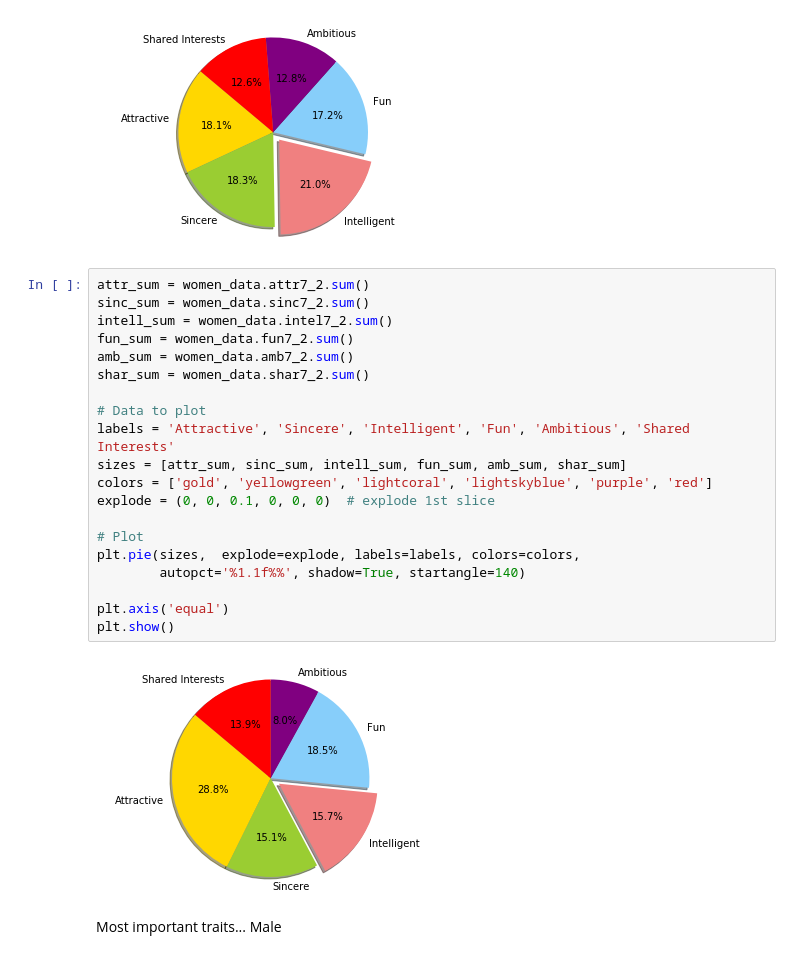
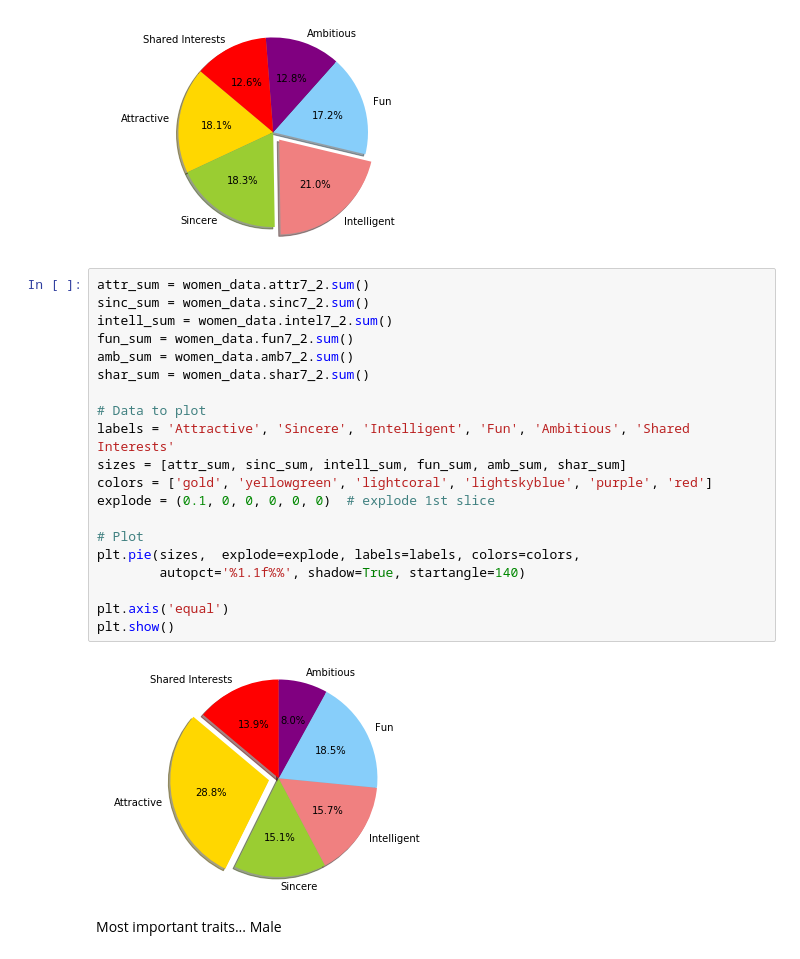
Before and after one commit to VincentG123/ThinkfulBootcamp, a Jupyter notebook: Speed_Dating_2.ipynb, the cells around one changed output. Cells and saved outputs as stored; diff of their text form.

```diff
--- a/Speed_Dating_2.ipynb
+++ b/Speed_Dating_2.ipynb
@@ -199,25 +211,25 @@ plt.show()
 # %%
 attr_sum = women_data.attr7_2.sum()
 sinc_sum = women_data.sinc7_2.sum()
 intell_sum = women_data.intel7_2.sum()
 fun_sum = women_data.fun7_2.sum()
 amb_sum = women_data.amb7_2.sum()
 shar_sum = women_data.shar7_2.sum()
 
 # Data to plot
 labels = 'Attractive', 'Sincere', 'Intelligent', 'Fun', 'Ambitious', 'Shared Interests'
 sizes = [attr_sum, sinc_sum, intell_sum, fun_sum, amb_sum, shar_sum]
 colors = ['gold', 'yellowgreen', 'lightcoral', 'lightskyblue', 'purple', 'red']
-explode = (0, 0, 0.1, 0, 0, 0)  # explode 1st slice
+explode = (0.1, 0, 0, 0, 0, 0)  # explode 1st slice
 
 # Plot
 plt.pie(sizes,  explode=explode, labels=labels, colors=colors,
         autopct='%1.1f%%', shadow=True, startangle=140)
 
 plt.axis('equal')
 plt.show()
 # %% [output]
-[figure, old version]
+[figure, new version]
 # %% [markdown]
 Most important traits... Male
 # %%
```
Also changed, not shown: parts of 16 cells of this notebook, 4 other files.
